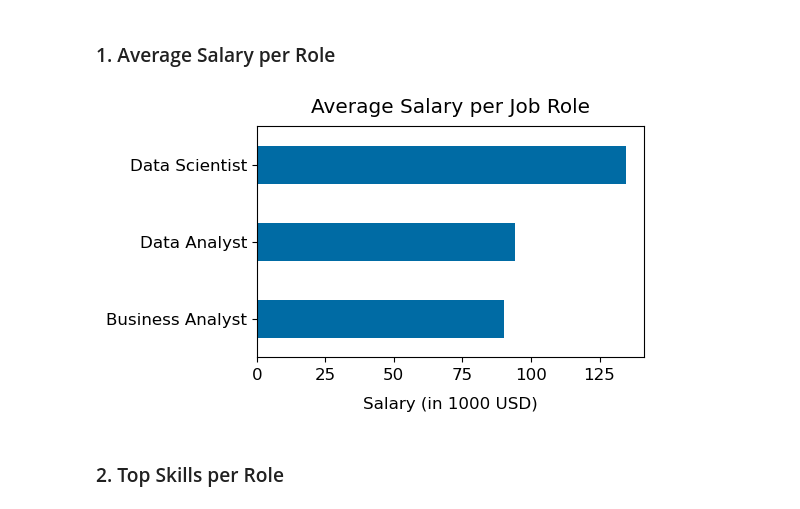
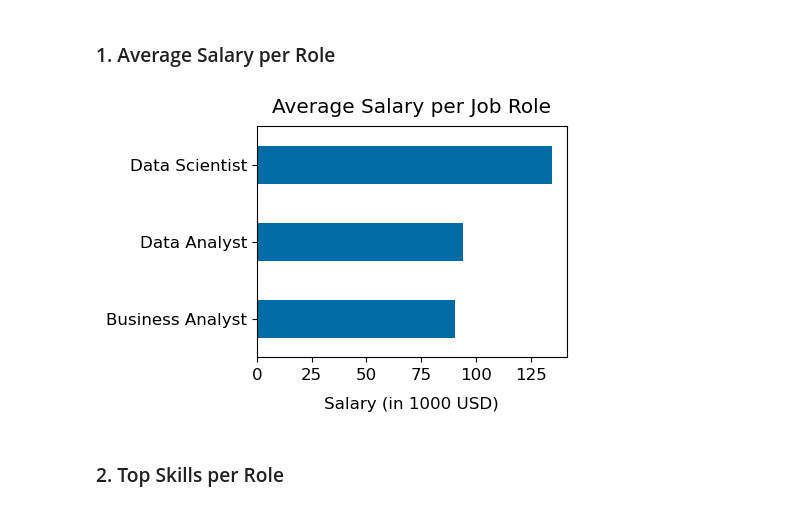
Before and after one commit to lionelsaxer/Jobs_Data_Analysis_Project, a Jupyter notebook: results.ipynb, the cells around one changed output. Cells and saved outputs as stored; diff of their text form; code cells hidden in the pictures.

```diff
--- a/results.ipynb
+++ b/results.ipynb
@@ -23,11 +23,11 @@ df_avg_salaries['avg_yearly_salary_1000'] = df_avg_salaries['avg_yearly_salary']
 # %%
 # Plot
 df_avg_salaries.plot(x='role', y='avg_yearly_salary_1000', kind='barh',
                      xlabel='Salary (in 1000 USD)', ylabel='', legend='',
-                     title='Average Salary per Job Role', figsize=(5,3))
+                     title='Average Salary per Job Role', figsize=(4,3))
 plt.savefig('plots/avg_salaries.png', dpi=300, bbox_inches='tight');
 # %% [output]
-[figure, old version]
+[figure, new version]
 # %% [markdown]
 ### 2. Top Skills per Role
 # %%
```
Also changed, not shown: 1 other file.
